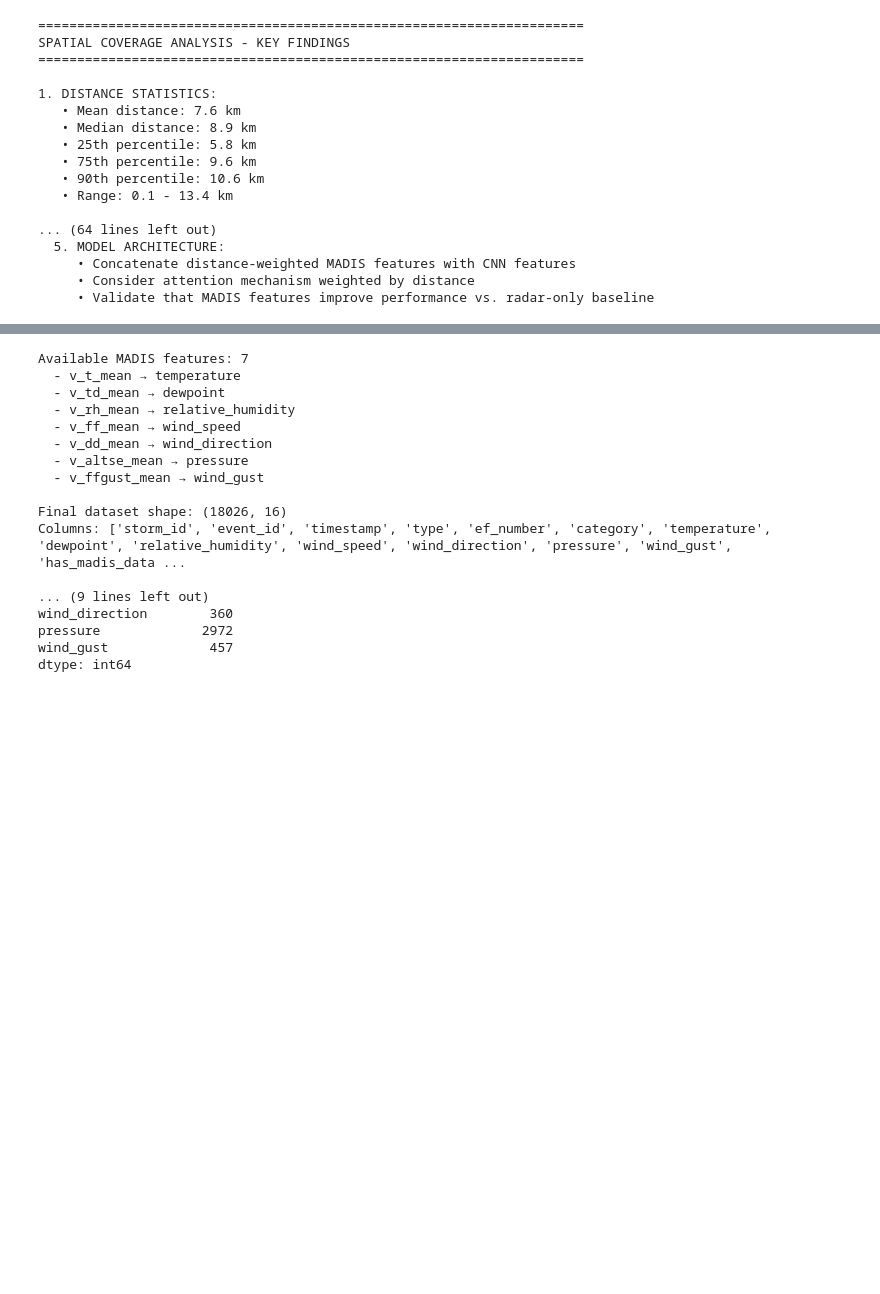
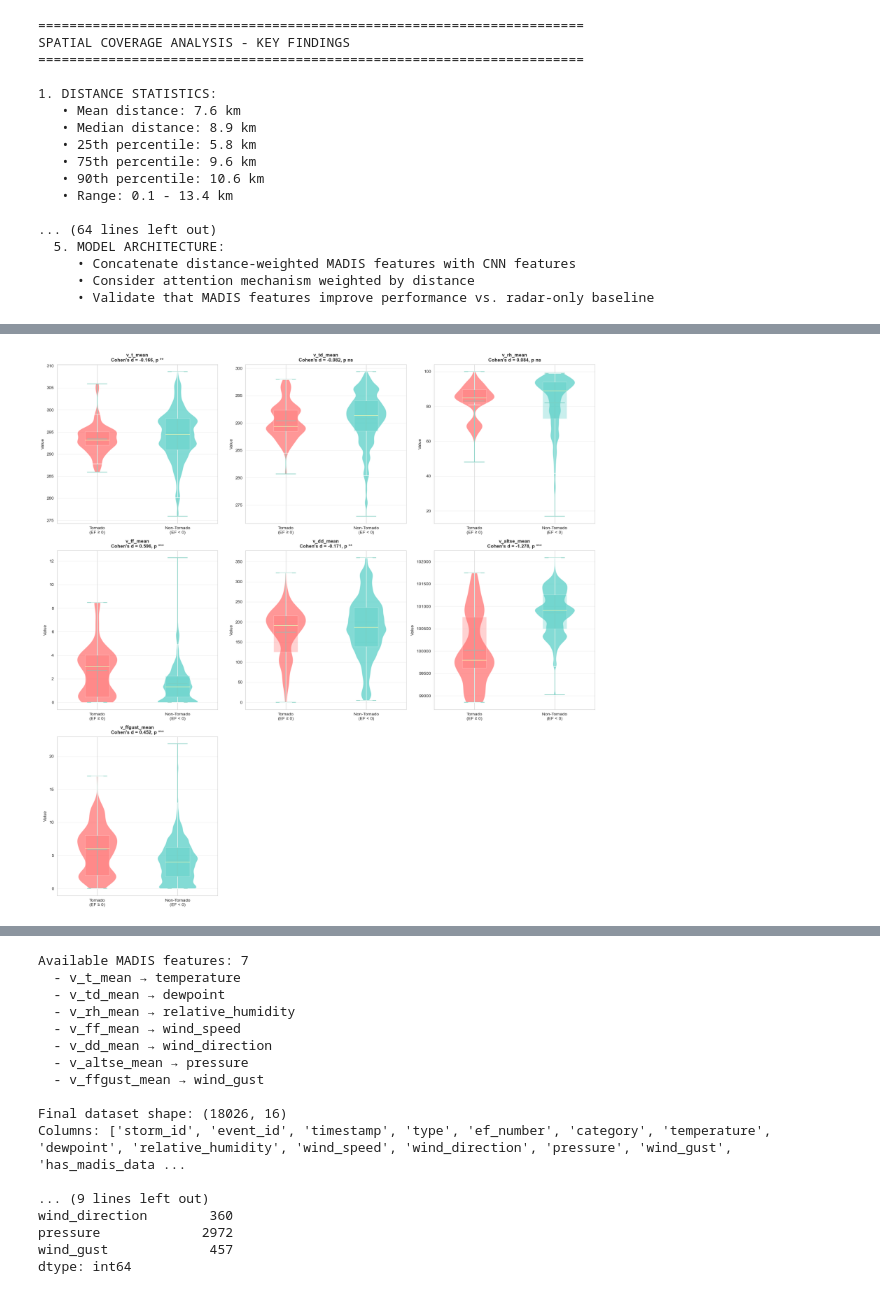
Before and after one commit to evanshabsove/tornet-with-pws, a Jupyter notebook: notebooks/madis_data_exploration.ipynb, the cells around one changed output, grey strips where cells are left out. Saved outputs shown, nothing was run; the diff lists cells and outputs as text; code cells hidden in the pictures; blank space fills up the shorter version.

Commit message:
Updating note book and creating new csv for larger data pull

```diff
--- a/notebooks/madis_data_exploration.ipynb
+++ b/notebooks/madis_data_exploration.ipynb
@@ -1034,6 +1040,21 @@ ef_number
 # %%
 # Analyze whether time lag affects data quality
 # Check if larger time lags are associated with more outliers or missing values
+
+# Define standard feature set for CNN
+# Using mean values of key weather variables
+standard_features = {
+    'v_t_mean': 'temperature',           # Temperature (Kelvin)
+    'v_td_mean': 'dewpoint',             # Dew point temperature (Kelvin)
+    'v_rh_mean': 'relative_humidity',    # Relative humidity (%)
+    'v_ff_mean': 'wind_speed',           # Wind speed (m/s)
+    'v_dd_mean': 'wind_direction',       # Wind direction (degrees)
+    'v_altse_mean': 'pressure',          # Atmospheric pressure (Pa)
+    'v_ffgust_mean': 'wind_gust'         # Wind gust speed (m/s)
+}
+
+# Select and rename features
+available_features = {k: v for k, v in standard_features.items() if k in df_merged.columns}
 
 if len(df_temporal) > 0 and len(available_features) > 0:
     print("Correlation Between Time Lag and Data Quality:")
@@ -1771,0 +1946,73 @@ SPATIAL COVERAGE ANALYSIS - KEY FINDINGS
+# %%
+# Visualize distributions: Tornado vs Non-Tornado
+if len(df_tornado) > 0 and len(df_non_tornado) > 0 and len(available_vars) > 0:
+
+    # Create violin plots comparing distributions
+    n_vars = len(available_vars)
+    n_rows = (n_vars + 2) // 3  # 3 plots per row
+    n_cols = min(3, n_vars)
+
+    fig, axes = plt.subplots(n_rows, n_cols, figsize=(18, 6 * n_rows))
+    if n_vars == 1:
+        axes = np.array([axes])
+    axes = axes.flatten()
+
+    for idx, var in enumerate(available_vars):
+        ax = axes[idx]
+
+        # Prepare data for violin plot
+        tornado_data = df_tornado[var].dropna()
+        non_tornado_data = df_non_tornado[var].dropna()
+
+        # Create violin plot
+        parts = ax.violinplot([tornado_data, non_tornado_data],
+                              positions=[1, 2],
+                              showmeans=True,
+                              showmedians=True)
+
+        # Color the violins
+        for pc, color in zip(parts['bodies'], ['#ff6b6b', '#4ecdc4']):
+            pc.set_facecolor(color)
+            pc.set_alpha(0.7)
+
+        # Add box plots on top for quartile info
+        bp = ax.boxplot([tornado_data, non_tornado_data],
+                        positions=[1, 2],
+                        widths=0.3,
+                        patch_artist=True,
+                        showfliers=False)
+
+        for patch, color in zip(bp['boxes'], ['#ff6b6b', '#4ecdc4']):
+            patch.set_facecolor(color)
+            patch.set_alpha(0.3)
+
+        ax.set_xticks([1, 2])
+        ax.set_xticklabels(['Tornado\n(EF ≥ 0)', 'Non-Tornado\n(EF < 0)'])
+        ax.set_ylabel('Value')
+
+        # Add variable name and statistics
+        if var in df_comparison['variable'].values:
+            stats_row = df_comparison[df_comparison['variable'] == var].iloc[0]
+            cohens_d = stats_row['cohens_d']
+            p_val = stats_row['p_value']
+            sig = "***" if p_val < 0.001 else "**" if p_val < 0.01 else "*" if p_val < 0.05 else "ns"
+
+            ax.set_title(f"{var}\nCohen's d = {cohens_d:.3f}, p {sig}",
+                        fontsize=11, fontweight='bold')
+        else:
+            ax.set_title(var, fontsize=11, fontweight='bold')
+
+        ax.grid(True, alpha=0.3, axis='y')
+
+    # Hide unused subplots
+    for idx in range(n_vars, len(axes)):
+        axes[idx].set_visible(False)
+
+    plt.tight_layout()
+    plt.show()
+
+    print("\n📊 Distribution comparison complete!")
+else:
+    print("Skipping visualization - insufficient data")
+# %% [output]
+[figure, added]
```
Also changed, not shown: parts of 27 cells of this notebook, 2 other files.
